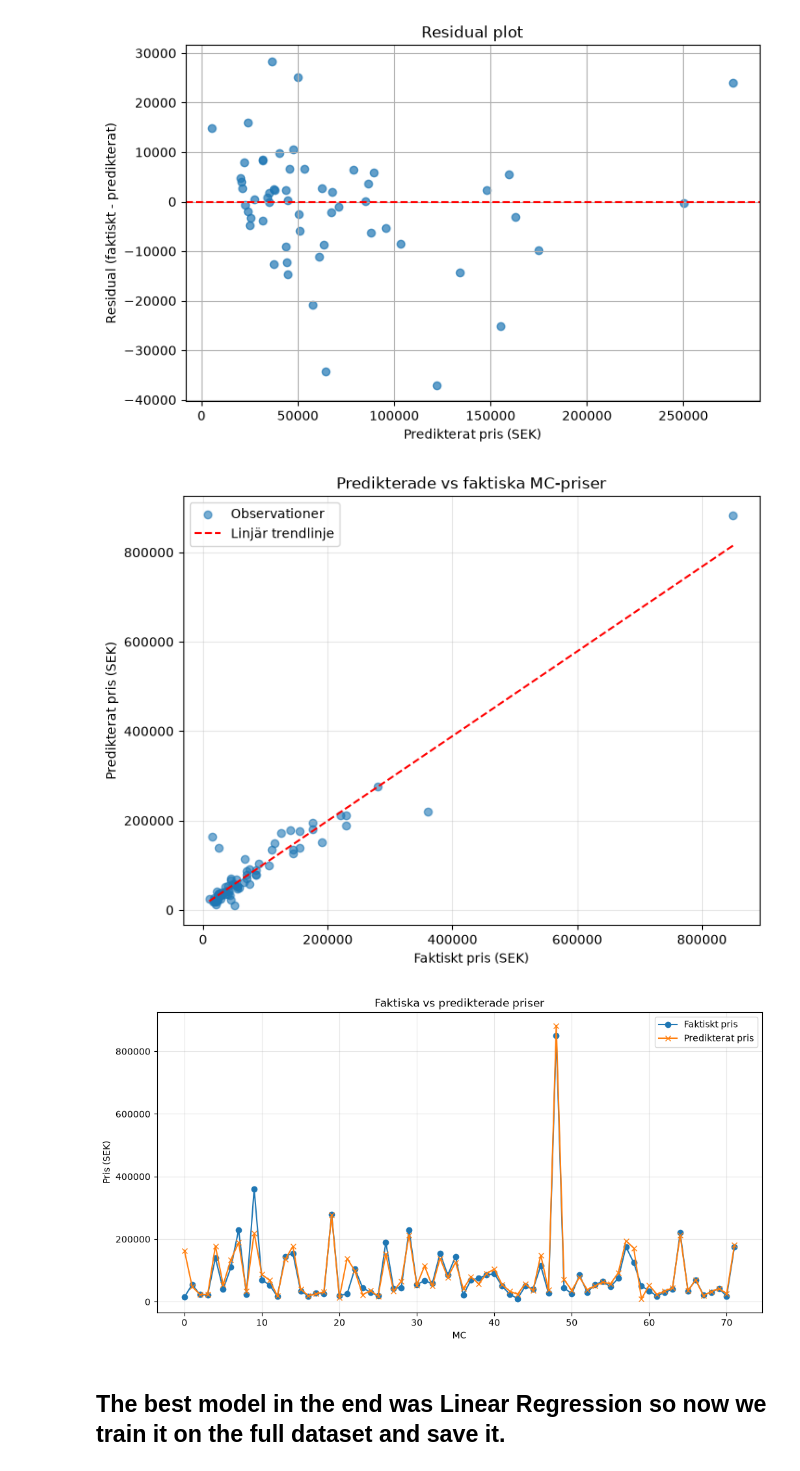
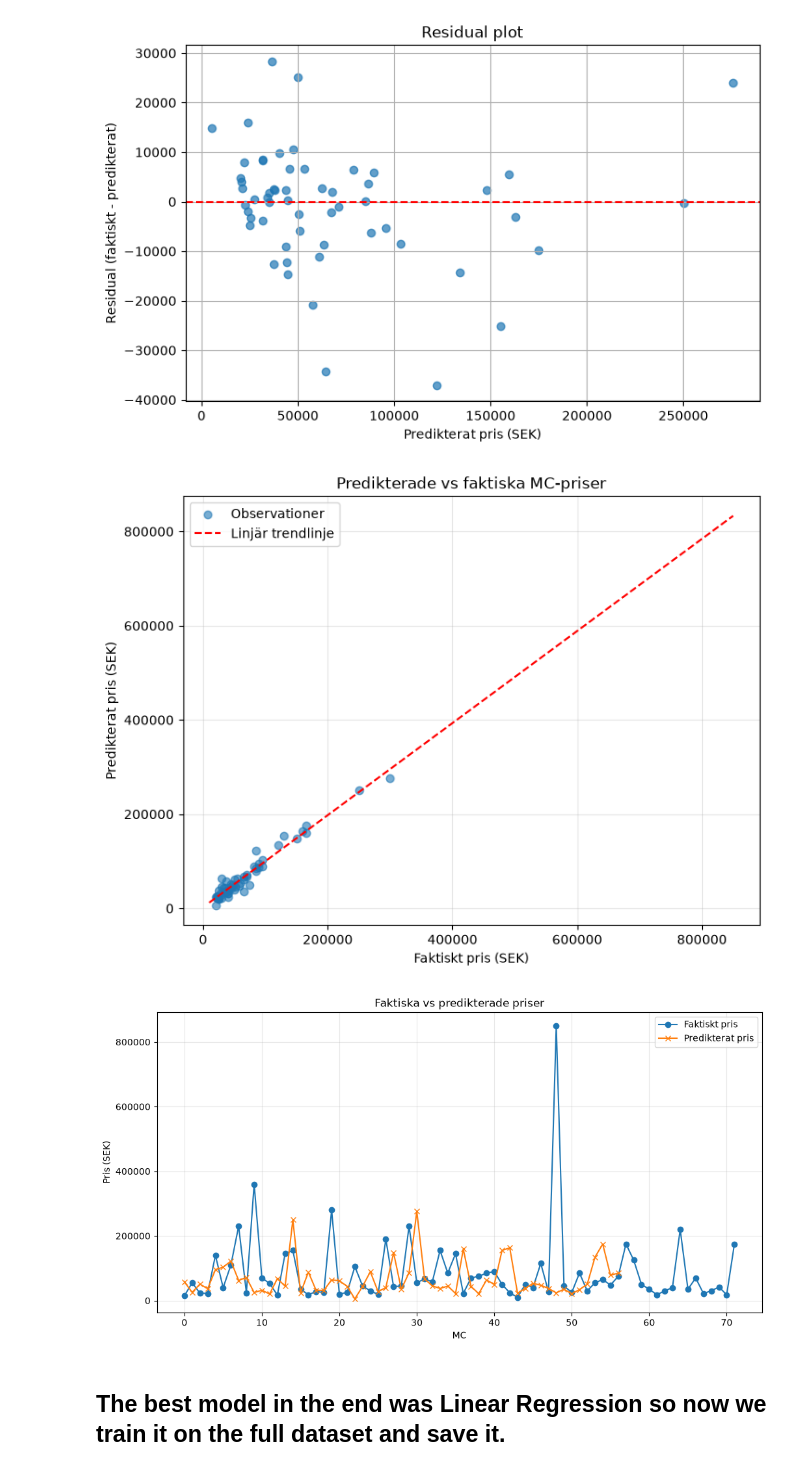
Before and after one commit to Piexgear/mc_match, a Jupyter notebook: models/valuation.ipynb, the cells around one changed output. Saved outputs shown, nothing was run; the diff lists cells and outputs as text; code cells hidden in the pictures.

```diff
--- a/models/valuation.ipynb
+++ b/models/valuation.ipynb
@@ -224,3 +202,0 @@ y = df["Price (SEK)"]
-# %%
-x_train_val, x_test, y_train_val, y_test = train_test_split(x, y, test_size=0.2, random_state=42)
-x_train, x_val, y_train, y_val = train_test_split(x_train_val, y_train_val, test_size=0.2, random_state=42)
@@ -243,7 +202,0 @@ preprocessor = ColumnTransformer(
-# %%
-lin_reg = Pipeline([
-    ("preprocessor", preprocessor),
-    ("model", LinearRegression())])
-lin_reg.fit(x_train, y_train)
-lin_reg_pred = lin_reg.predict(x_val)
-lin_reg_test_pred = lin_reg.predict(x_test)
@@ -322,9 +263,9 @@ plt.show()
 # %%
 plt.figure(figsize=(8, 6))
 
-plt.scatter(y_test, lin_reg_test_pred, alpha=0.6, label="Observationer")
+plt.scatter(y_val, lin_reg_pred, alpha=0.6, label="Observationer")
 
-line_slope, line_intercept = np.polyfit(y_test, lin_reg_test_pred, 1)
+line_slope, line_intercept = np.polyfit(y_val, lin_reg_pred, 1)
 line_x = np.array([y_test.min(), y_test.max()])
 line_y = line_slope * line_x + line_intercept
 
@@ -344,22 +285,22 @@ plt.grid(alpha=0.3)
 
 plt.show()
 # %% [output]
-[figure, old version]
+[figure, new version]
 # %%
 plt.figure(figsize=(12, 6))
 
 plt.plot(y_test.values, label="Faktiskt pris", marker="o")
-plt.plot(lin_reg_test_pred, label="Predikterat pris", marker="x")
+plt.plot(lin_reg_pred, label="Predikterat pris", marker="x")
 
 plt.xlabel("MC")
 plt.ylabel("Pris (SEK)")
 plt.title("Faktiska vs predikterade priser")
 plt.legend()
 plt.grid(alpha=0.3)
 
 plt.show()
 # %% [output]
-[figure, old version]
+[figure, new version]
 # %% [markdown]
 ## The best model in the end was Linear Regression so now we train it on the full dataset and save it.
 # %%
```
Also changed, not shown: parts of 4 cells of this notebook.
